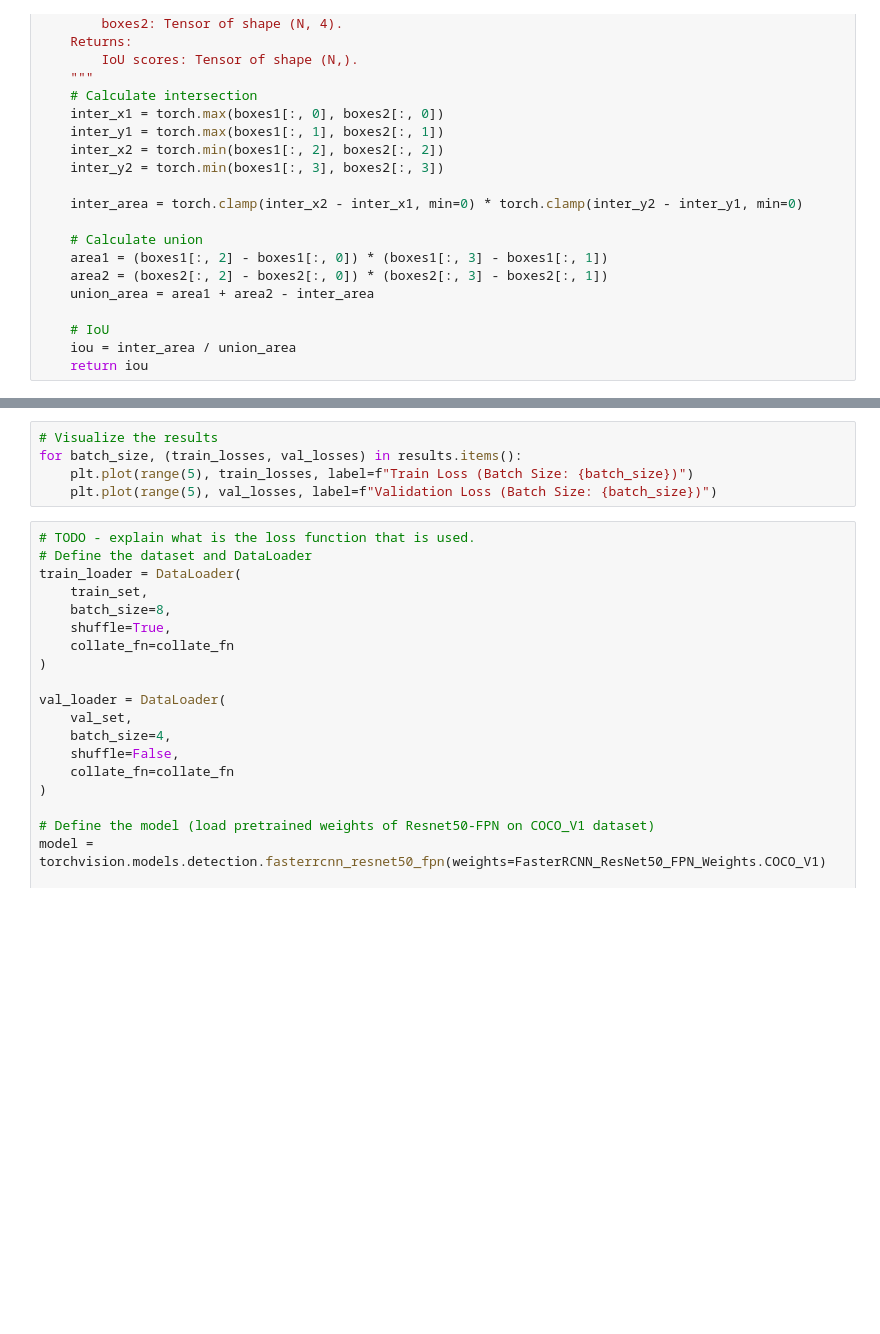
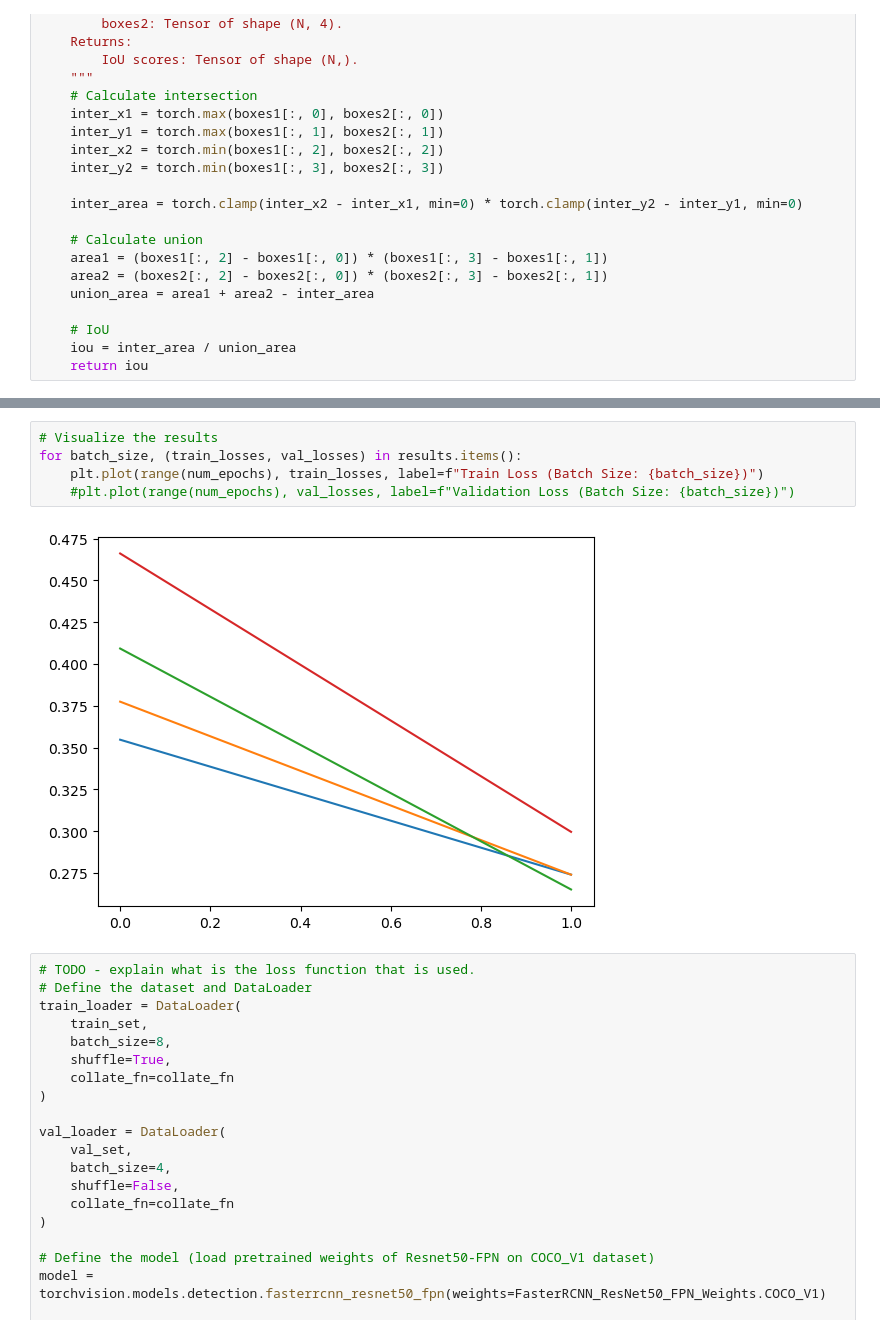
Before and after one commit to Itai-b/046211-Deep-Learning, a Jupyter notebook: project.ipynb, the cells around one changed output, grey strips where cells are left out. Drawn from its saved outputs; the diff is of its cells as text; blank space fills up the shorter version.

```diff
--- a/project.ipynb
+++ b/project.ipynb
@@ -439,8 +509,10 @@ OutOfMemoryError: CUDA out of memory. Tried to allocate 1.22 GiB. GPU 0 has a to
 # %%
 # Visualize the results
 for batch_size, (train_losses, val_losses) in results.items():
-    plt.plot(range(5), train_losses, label=f"Train Loss (Batch Size: {batch_size})")
-    plt.plot(range(5), val_losses, label=f"Validation Loss (Batch Size: {batch_size})")
+    plt.plot(range(num_epochs), train_losses, label=f"Train Loss (Batch Size: {batch_size})")
+    #plt.plot(range(num_epochs), val_losses, label=f"Validation Loss (Batch Size: {batch_size})")
+# %% [output]
+[figure, added]
 # %%
 # TODO - explain what is the loss function that is used.
 # Define the dataset and DataLoader
```
Also changed, not shown: parts of 4 cells of this notebook.
